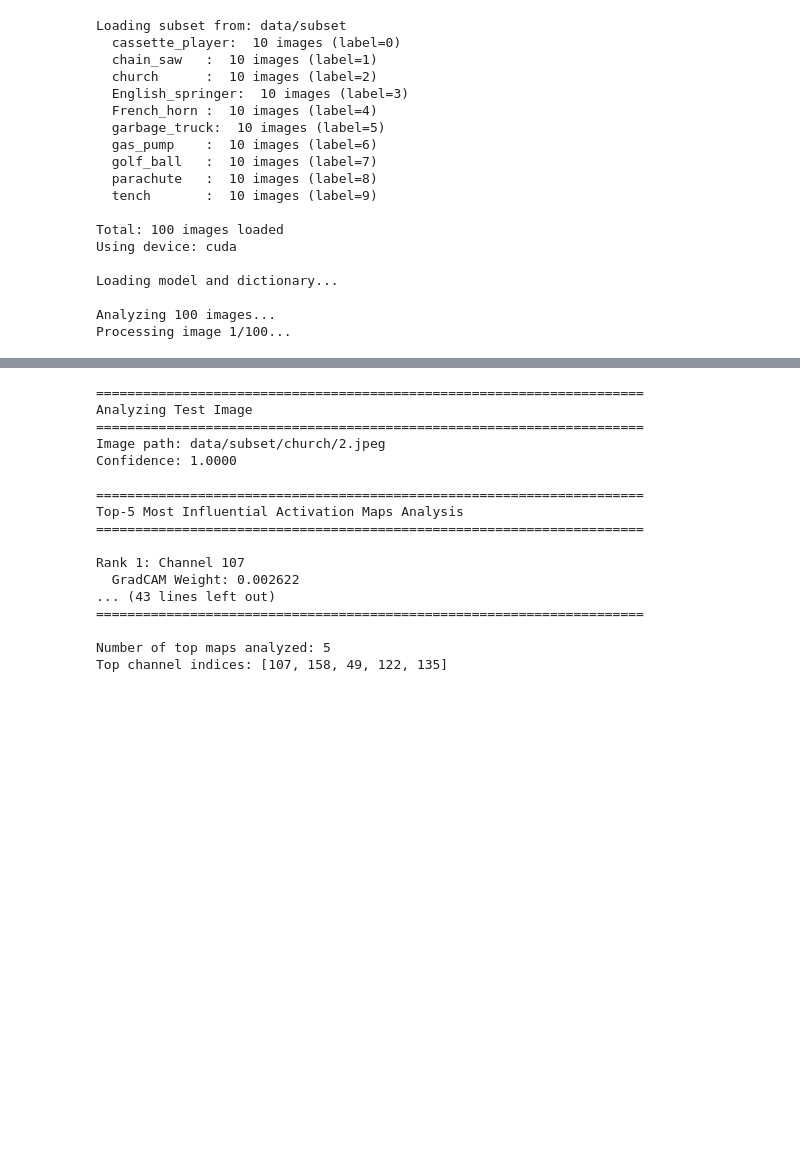
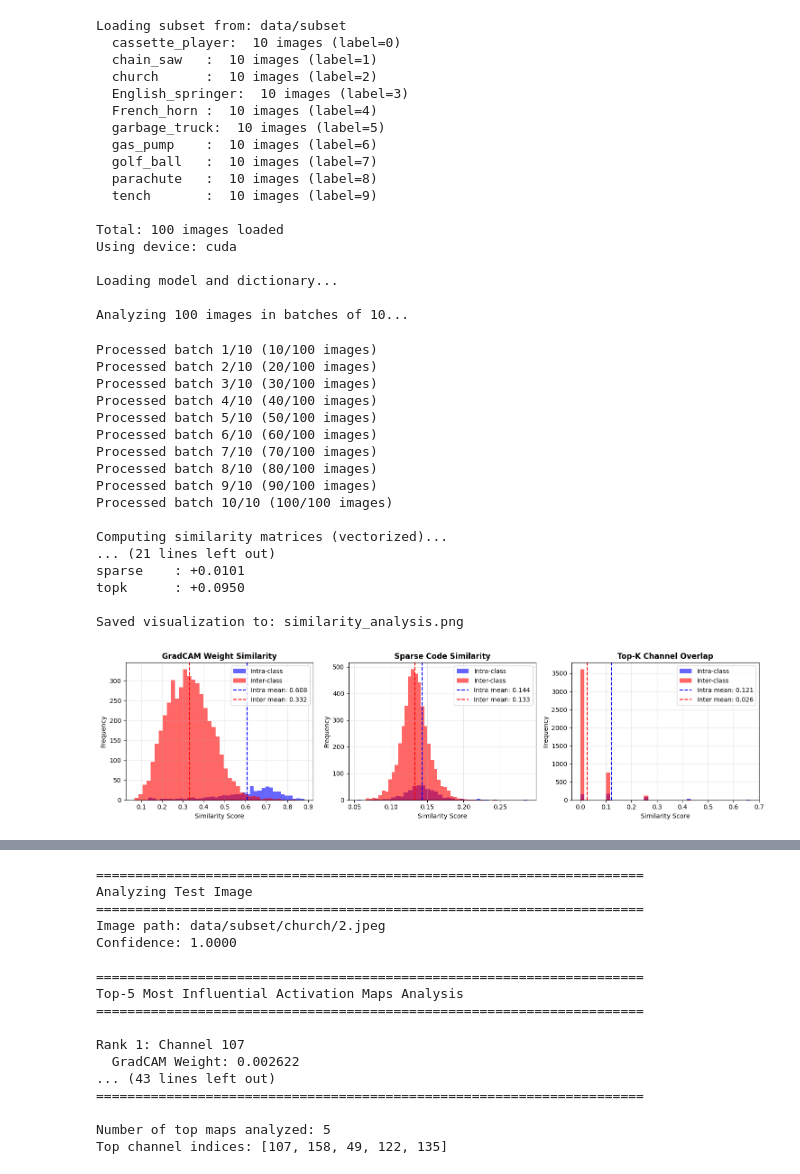
Before and after one commit to Tamnt240904/HALS-NND-, a Jupyter notebook: analyze.ipynb, the cells around one changed output, grey strips where cells are left out. Saved outputs shown, nothing was run; the diff lists cells and outputs as text; code cells hidden in the pictures; blank space fills up the shorter version.

```diff
--- a/analyze.ipynb
+++ b/analyze.ipynb
@@ -23,34 +23,52 @@ target_layer = model.feature_extractor[5]
 D = torch.load('weights/hals_nnd_D.pth')
 # %%
 subset_paths = load_subset(subset_root="data/subset")
-run_complete_analysis(
+analysis_result = run_complete_analysis(
     model=model,
     target_layer=target_layer,
     D=torch.load('weights/hals_nnd_D.pth'),
     subset_paths=subset_paths,
     k=5,
-    lam=1e-2
+    lam=1e-2,
+    batch_size=10
 )
 # %% [output]
 Loading subset from: data/subset
   cassette_player:  10 images (label=0)
   chain_saw   :  10 images (label=1)
   church      :  10 images (label=2)
   English_springer:  10 images (label=3)
   French_horn :  10 images (label=4)
   garbage_truck:  10 images (label=5)
   gas_pump    :  10 images (label=6)
   golf_ball   :  10 images (label=7)
   parachute   :  10 images (label=8)
   tench       :  10 images (label=9)
 
 Total: 100 images loaded
 Using device: cuda
 
 Loading model and dictionary...
 
-Analyzing 100 images...
-Processing image 1/100...
+Analyzing 100 images in batches of 10...
+Processed batch 1/10 (10/100 images)
+Processed batch 2/10 (20/100 images)
+Processed batch 3/10 (30/100 images)
+Processed batch 4/10 (40/100 images)
+Processed batch 5/10 (50/100 images)
+Processed batch 6/10 (60/100 images)
+Processed batch 7/10 (70/100 images)
+Processed batch 8/10 (80/100 images)
+Processed batch 9/10 (90/100 images)
+Processed batch 10/10 (100/100 images)
+
+Computing similarity matrices (vectorized)...
+... (21 lines left out)
+sparse    : +0.0101
+topk      : +0.0950
+
+Saved visualization to: similarity_analysis.png
+[figure, added]
 # %%
 # ===== Analyze a single test image =====
 print("\n" + "="*70)
```
Also changed, not shown: parts of 6 cells of this notebook, 1 other file.
